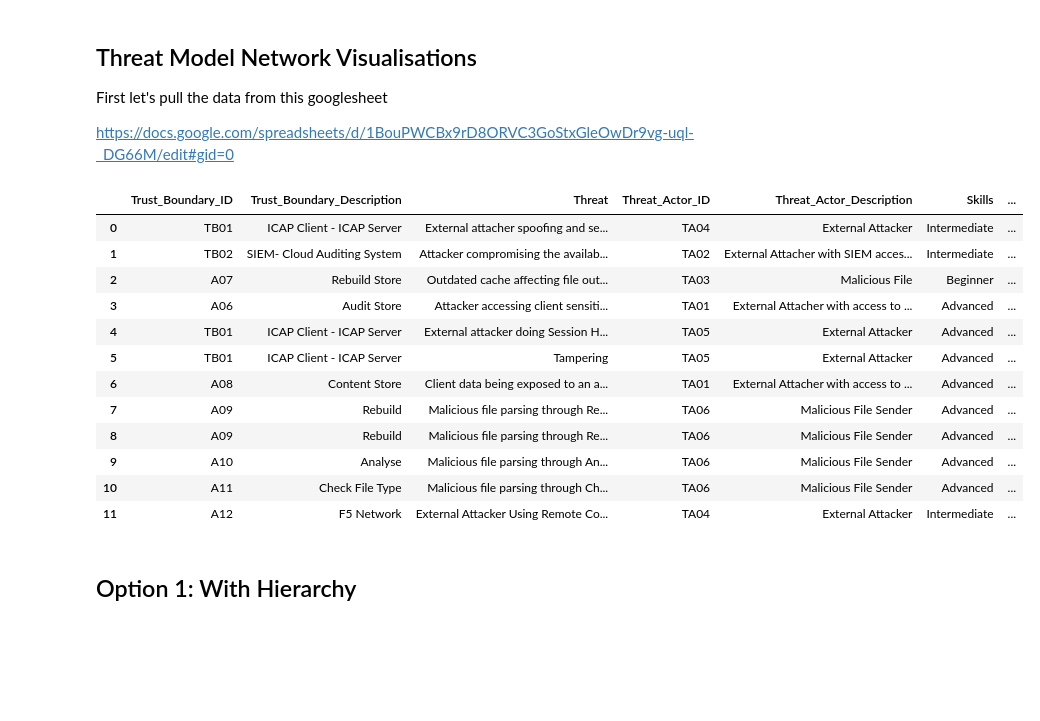
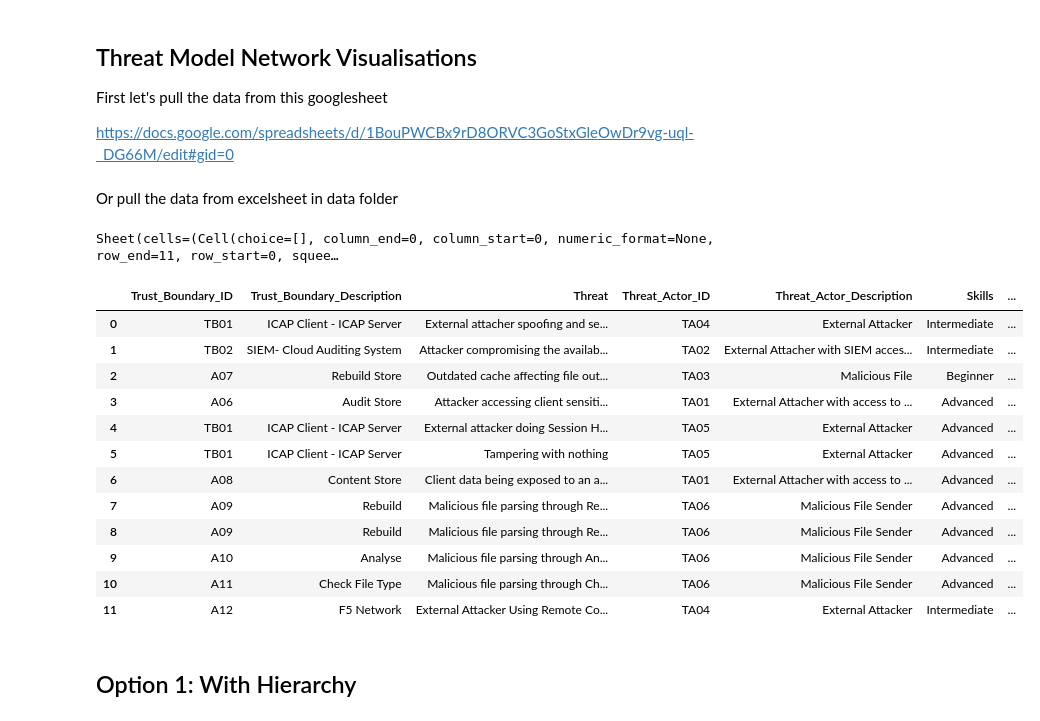
Before and after one commit to lucia15/p-threat-model-graph-visualisation, a Jupyter notebook: upwork-devs/Pappaterra-Lucia/Threat Model Network Visualisation.ipynb, the cells around one changed output. Saved outputs shown, nothing was run; the diff lists cells and outputs as text; code cells hidden in the pictures; blank space fills up the shorter version.

```diff
--- a/upwork-devs/Pappaterra-Lucia/Threat Model Network Visualisation.ipynb
+++ b/upwork-devs/Pappaterra-Lucia/Threat Model Network Visualisation.ipynb
@@ -147,18 +153,13 @@ threat_table.insert(loc = 5, column = 'Skills', value = new_coln)
 
 threat_table.fillna(0, inplace=True)
 
-threat_table
+#threat_table
-# %% [output]
-|  | Trust_Boundary_ID | Trust_Boundary_Description | Threat | Threat_Actor_ID | Threat_Actor_Description | Skills | ... |
-| 0 | TB01 | ICAP Client - ICAP Server | External attacher spoofing and se... | TA04 | External Attacker | Intermediate | ... |
-| 1 | TB02 | SIEM- Cloud Auditing System | Attacker compromising the availab... | TA02 | External Attacher with SIEM acces... | Intermediate | ... |
-| 2 | A07 | Rebuild Store | Outdated cache affecting file out... | TA03 | Malicious File | Beginner | ... |
-| 3 | A06 | Audit Store | Attacker accessing client sensiti... | TA01 | External Attacher with access to ... | Advanced | ... |
-| 4 | TB01 | ICAP Client - ICAP Server | External attacker doing Session H... | TA05 | External Attacker | Advanced | ... |
-| 5 | TB01 | ICAP Client - ICAP Server | Tampering | TA05 | External Attacker | Advanced | ... |
-| 6 | A08 | Content Store | Client data being exposed to an a... | TA01 | External Attacher with access to ... | Advanced | ... |
-| 7 | A09 | Rebuild | Malicious file parsing through Re... | TA06 | Malicious File Sender | Advanced | ... |
-| 8 | A09 | Rebuild | Malicious file parsing through Re... | TA06 | Malicious File Sender | Advanced | ... |
-| 9 | A10 | Analyse | Malicious file parsing through An... | TA06 | Malicious File Sender | Advanced | ... |
-| 10 | A11 | Check File Type | Malicious file parsing through Ch... | TA06 | Malicious File Sender | Advanced | ... |
-| 11 | A12 | F5 Network | External Attacker Using Remote Co... | TA04 | External Attacker | Intermediate | ... |
+# %% [markdown]
+Or pull the data from excelsheet in data folder
+# %%
+df = pd.read_excel(r'data/threat_table.xlsx')
+
+threat_table = ipysheet.from_dataframe(df)
+threat_table
+# %% [output]
+Sheet(cells=(Cell(choice=[], column_end=0, column_start=0, numeric_format=None, row_end=11, row_start=0, squee…
@@ -165 +170,20 @@ threat_table
+# %%
+# Reopen the edited file
+
+threat_table = pd.read_excel(r'data/threat_table.xlsx')
+threat_table
+# %% [output]
+|  | Trust_Boundary_ID | Trust_Boundary_Description | Threat | Threat_Actor_ID | Threat_Actor_Description | Skills | ... |
+| 0 | TB01 | ICAP Client - ICAP Server | External attacher spoofing and se... | TA04 | External Attacker | Intermediate | ... |
+| 1 | TB02 | SIEM- Cloud Auditing System | Attacker compromising the availab... | TA02 | External Attacher with SIEM acces... | Intermediate | ... |
+| 2 | A07 | Rebuild Store | Outdated cache affecting file out... | TA03 | Malicious File | Beginner | ... |
+| 3 | A06 | Audit Store | Attacker accessing client sensiti... | TA01 | External Attacher with access to ... | Advanced | ... |
+| 4 | TB01 | ICAP Client - ICAP Server | External attacker doing Session H... | TA05 | External Attacker | Advanced | ... |
+| 5 | TB01 | ICAP Client - ICAP Server | Tampering with nothing | TA05 | External Attacker | Advanced | ... |
+| 6 | A08 | Content Store | Client data being exposed to an a... | TA01 | External Attacher with access to ... | Advanced | ... |
+| 7 | A09 | Rebuild | Malicious file parsing through Re... | TA06 | Malicious File Sender | Advanced | ... |
+| 8 | A09 | Rebuild | Malicious file parsing through Re... | TA06 | Malicious File Sender | Advanced | ... |
+| 9 | A10 | Analyse | Malicious file parsing through An... | TA06 | Malicious File Sender | Advanced | ... |
+| 10 | A11 | Check File Type | Malicious file parsing through Ch... | TA06 | Malicious File Sender | Advanced | ... |
+| 11 | A12 | F5 Network | External Attacker Using Remote Co... | TA04 | External Attacker | Intermediate | ... |
 # %%
```
Also changed, not shown: parts of 9 cells of this notebook.
